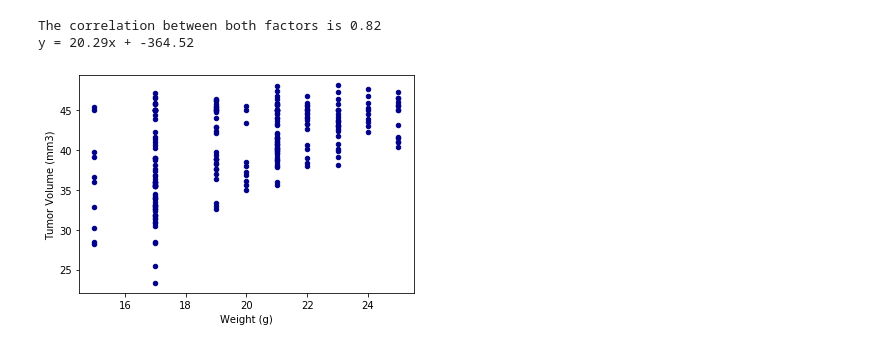
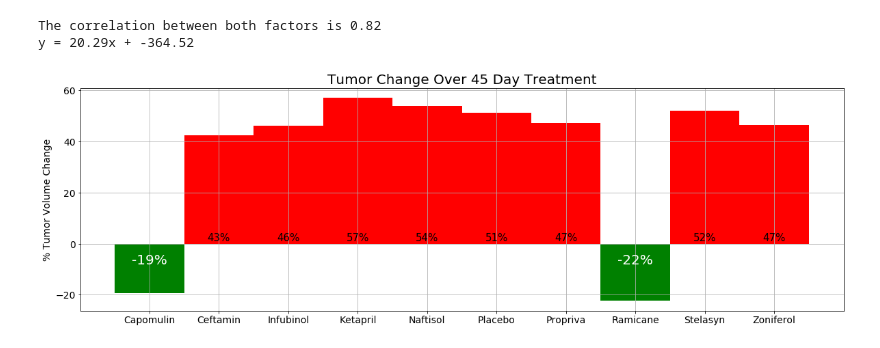
Before and after one commit to projekt888/Pymaceuticals, a Jupyter notebook: pymaceuticals_starter.ipynb, the cells around one changed output. Cells and saved outputs as stored; diff of their text form; code cells hidden in the pictures.

```diff
--- a/pymaceuticals_starter.ipynb
+++ b/pymaceuticals_starter.ipynb
@@ -295,10 +275,62 @@ print (line_eq)
 # %% [output]
 The correlation between both factors is 0.82
 y = 20.29x + -364.52
-# %%
-#for fun, do not grade
-capx = mc_db.loc[(mc_db["Drug Regimen"] == "Capomulin")]
-capx.head()
-ax1 = capx.plot.scatter(x='Weight (g)', y='Tumor Volume (mm3)', c='DarkBlue')
-# %% [output]
-[figure, removed]
+# %%
+mcc_db = mc_db.copy()
+mcc_db = mcc_db.groupby(['Drug Regimen','Timepoint'])
+gd = mcc_db.mean()
+gd.head()
+
+timepoints = gd.index.levels[1]
+drugs = gd.index.levels[0]
+percchgdrug = {}
+
+for drug in drugs:
+    percent_change =  ((gd.loc[drug,timepoints.max()]['Tumor Volume (mm3)'] - gd.loc[drug,0]['Tumor Volume (mm3)']) / gd.loc[drug,0]['Tumor Volume (mm3)'])
+    percent_change = percent_change * 100
+    percchgdrug[drug] = percent_change
+
+# Store all Relevant Percent Changes into a Tuple
+pc = []
+for d in percchgdrug:
+   pc.append(percchgdrug[d])
+
+cities = percchgdrug
+p = tuple(pc)
+
+colorbars = []
+for px in p:
+    if (px < 0):
+        colorbars.append("g")
+    else:
+        colorbars.append("r")
+
+x_axis = np.arange(len(percchgdrug))
+
+fig4, ax4 = plt.subplots(figsize=(20,6))
+
+plt.grid(True)
+ax4.bar(x_axis, p, width = 1,color=colorbars, align="center")
+ax4.set_title(label='Tumor Change Over 45 Day Treatment',fontsize=20)
+plt.xticks(x_axis, percchgdrug,fontsize=14)
+plt.yticks(np.arange(-20, 70, 20),fontsize=14)
+
+ax4.set_ylabel('% Tumor Volume Change',fontsize=14)
+
+i = 0
+height = 0
+labelcolor = ""
+fontsz = 15
+for px in p:
+    if (px < 0):
+        labelcolor = "white"
+        height = -8
+        fontsz = 20
+    else:
+        labelcolor = "black"
+        height = 1
+        fontsz = 15
+    ax4.text(i,height, "{0:.0f}".format(px)+"%", fontsize=fontsz, ha='center',color=labelcolor)
+    i=i+1
+# %% [output]
+[figure, added]
```
Also changed, not shown: parts of 8 cells of this notebook.
